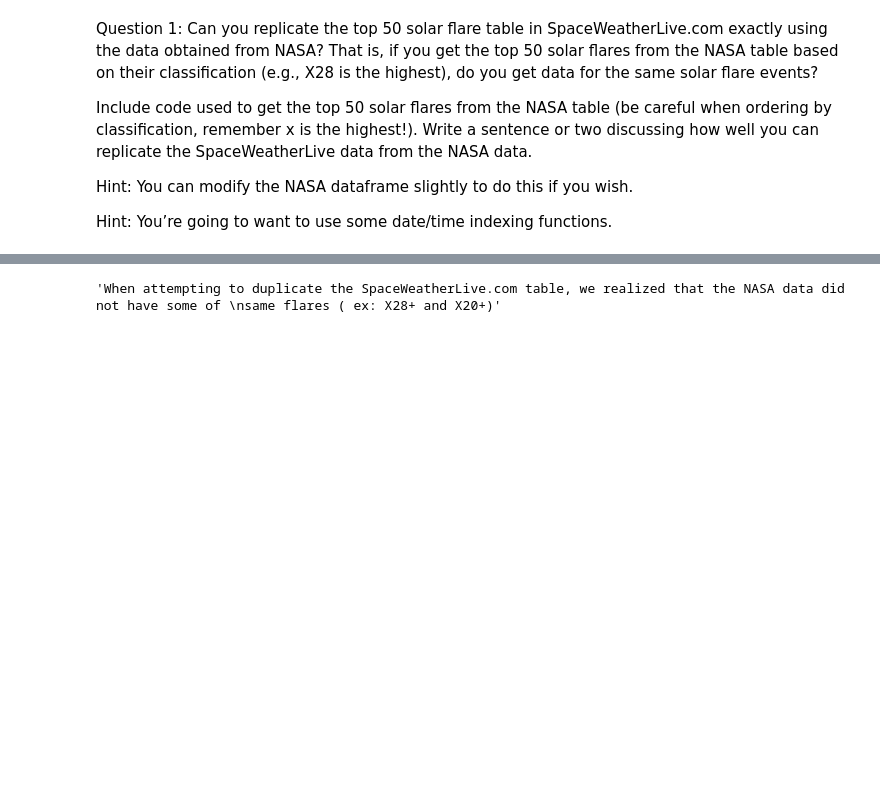
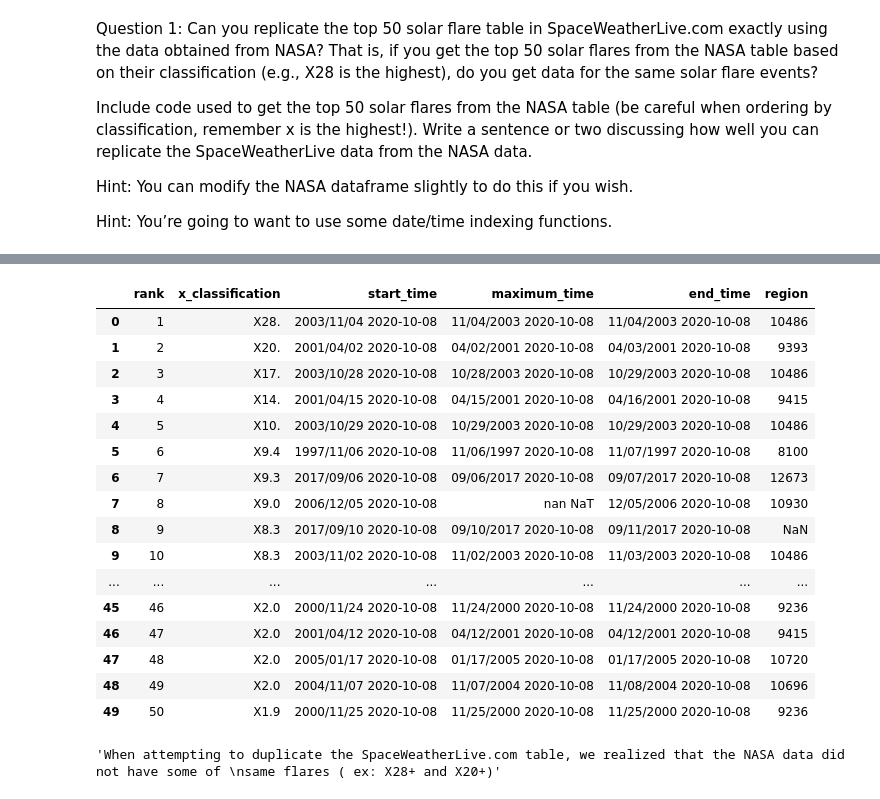
Before and after one commit to kylestrougo/DataProject1, a Jupyter notebook: Untitled.ipynb, the cells around one changed output, grey strips where cells are left out. Drawn from its saved outputs; the diff is of its cells as text; code cells hidden in the pictures; blank space fills up the shorter version.

```diff
--- a/Untitled.ipynb
+++ b/Untitled.ipynb
@@ -392,3 +324,66 @@ replicate.iloc[0:50].reset_index()
+# %%
+#converts all objects in the importance column to strings
+NASA['importance'].map(str)
+
+#rearanges data fram by importance
+NASA.sort_values('importance', ascending=False, inplace=True)
+
+#creates new dataframe with same colums as Spaceweatherlive.com
+replicate = NASA[['start_time', 'end_time', 'importance', 'cme_time', 'flare_region']]
+
+#keeps the top 50 rows
+replicate = replicate.iloc[0:50].reset_index()
+
+#creates new column new
+number = list(range(5,55))
+replicate['new'] = number
+
+#changes values in 'new' column
+top = ['X28.', 'X20.', 'X17.', 'X14.' , 'X10.']
+x = 0
+for i in range(len(replicate)) :
+      if replicate.loc[i, "importance"] in top:
+            replicate.loc[i, "new"] = x
+            x += 1
+
+#sorts values by new column
+replicate.sort_values('new', inplace=True)
+
+#resets index to match
+replicate.reset_index(inplace=True)
+
+#drops unnecessary columns
+del replicate['new'], replicate['index'], replicate['level_0']
+
+#renames columns to match Spaceweatherlive.com
+replicate.columns = ['start_time', 'end_time', 'x_classification', 'maximum_time', 'region']
+
+#creates new column rank
+number = list(range(1,51))
+replicate['rank'] = number
+
+#reaarange columns to match
+replicate = replicate[['rank', 'x_classification', 'start_time', 'maximum_time', 'end_time', 'region']]
+
+replicate
+# %% [output]
+|  | rank | x_classification | start_time | maximum_time | end_time | region |
+| 0 | 1 | X28. | 2003/11/04 2020-10-08 | 11/04/2003 2020-10-08 | 11/04/2003 2020-10-08 | 10486 |
+| 1 | 2 | X20. | 2001/04/02 2020-10-08 | 04/02/2001 2020-10-08 | 04/03/2001 2020-10-08 | 9393 |
+| 2 | 3 | X17. | 2003/10/28 2020-10-08 | 10/28/2003 2020-10-08 | 10/29/2003 2020-10-08 | 10486 |
+| 3 | 4 | X14. | 2001/04/15 2020-10-08 | 04/15/2001 2020-10-08 | 04/16/2001 2020-10-08 | 9415 |
+| 4 | 5 | X10. | 2003/10/29 2020-10-08 | 10/29/2003 2020-10-08 | 10/29/2003 2020-10-08 | 10486 |
+| 5 | 6 | X9.4 | 1997/11/06 2020-10-08 | 11/06/1997 2020-10-08 | 11/07/1997 2020-10-08 | 8100 |
+| 6 | 7 | X9.3 | 2017/09/06 2020-10-08 | 09/06/2017 2020-10-08 | 09/07/2017 2020-10-08 | 12673 |
+| 7 | 8 | X9.0 | 2006/12/05 2020-10-08 | nan NaT | 12/05/2006 2020-10-08 | 10930 |
+| 8 | 9 | X8.3 | 2017/09/10 2020-10-08 | 09/10/2017 2020-10-08 | 09/11/2017 2020-10-08 | NaN |
+| 9 | 10 | X8.3 | 2003/11/02 2020-10-08 | 11/02/2003 2020-10-08 | 11/03/2003 2020-10-08 | 10486 |
+| ... | ... | ... | ... | ... | ... | ... |
+| 45 | 46 | X2.0 | 2000/11/24 2020-10-08 | 11/24/2000 2020-10-08 | 11/24/2000 2020-10-08 | 9236 |
+| 46 | 47 | X2.0 | 2001/04/12 2020-10-08 | 04/12/2001 2020-10-08 | 04/12/2001 2020-10-08 | 9415 |
+| 47 | 48 | X2.0 | 2005/01/17 2020-10-08 | 01/17/2005 2020-10-08 | 01/17/2005 2020-10-08 | 10720 |
+| 48 | 49 | X2.0 | 2004/11/07 2020-10-08 | 11/07/2004 2020-10-08 | 11/08/2004 2020-10-08 | 10696 |
+| 49 | 50 | X1.9 | 2000/11/25 2020-10-08 | 11/25/2000 2020-10-08 | 11/25/2000 2020-10-08 | 9236 |
 # %%
 '''When attempting to duplicate the SpaceWeatherLive.com table, we realized that the NASA data did not have some of
 same flares. Also some of the information on the NASA data frame was different, such as some of the flare locations
```
Also changed, not shown: parts of 10 cells of this notebook.
